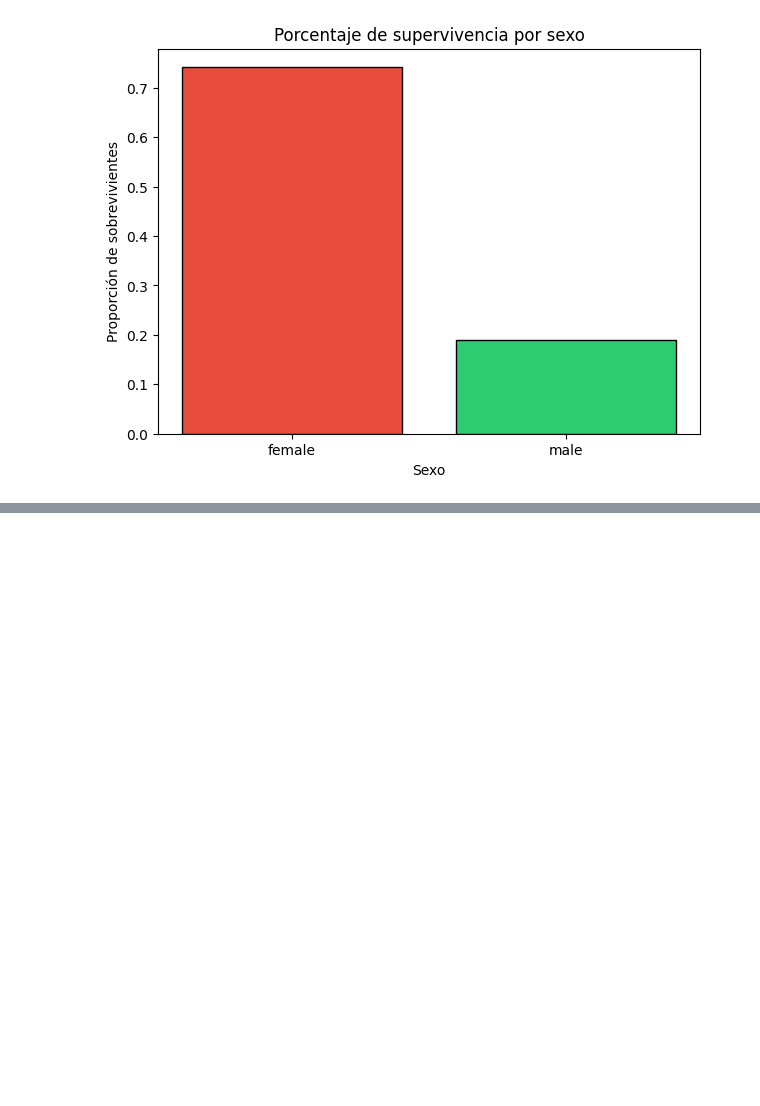
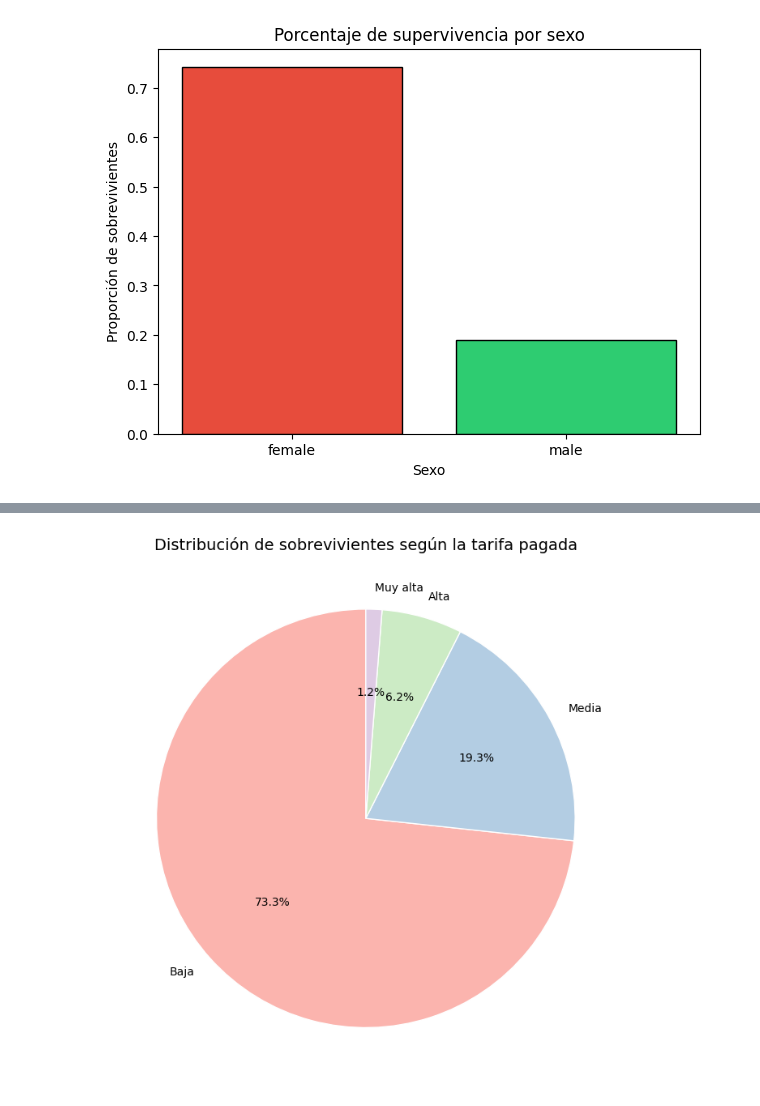
Before and after one commit to DD-06/taller-pandas-titanic-grupo-, a Jupyter notebook: notebooks/Graficos.ipynb, the cells around one changed output, grey strips where cells are left out. Cells and saved outputs as stored; diff of their text form; code cells hidden in the pictures; blank space fills up the shorter version.

```diff
--- a/notebooks/Graficos.ipynb
+++ b/notebooks/Graficos.ipynb
@@ -90,0 +196,31 @@ plt.show()
+# %%
+# Eliminar valores faltantes
+train = train.dropna(subset=["Fare", "Survived"])
+
+# Crear categorías de tarifa
+train["Grupo_Tarifa"] = pd.cut(
+    train["Fare"],
+    bins=[0, 50, 100, 200, 600],
+    labels=["Baja", "Media", "Alta", "Muy alta"]
+)
+
+# Calcular cantidad de sobrevivientes por grupo de tarifa
+tabla = train.groupby("Grupo_Tarifa")["Survived"].sum().reset_index()
+
+# Crear gráfico circular
+plt.figure(figsize=(7,7))
+plt.pie(
+    tabla["Survived"],
+    labels=tabla["Grupo_Tarifa"],
+    autopct='%1.1f%%',
+    startangle=90,
+    colors=plt.cm.Pastel1.colors,
+    wedgeprops={'edgecolor': 'white'}
+)
+
+# Título
+plt.title("Distribución de sobrevivientes según la tarifa pagada", fontsize=14)
+plt.tight_layout()
+plt.show()
+# %% [output]
+[figure, added]
```
Also changed, not shown: parts of 6 cells of this notebook.
